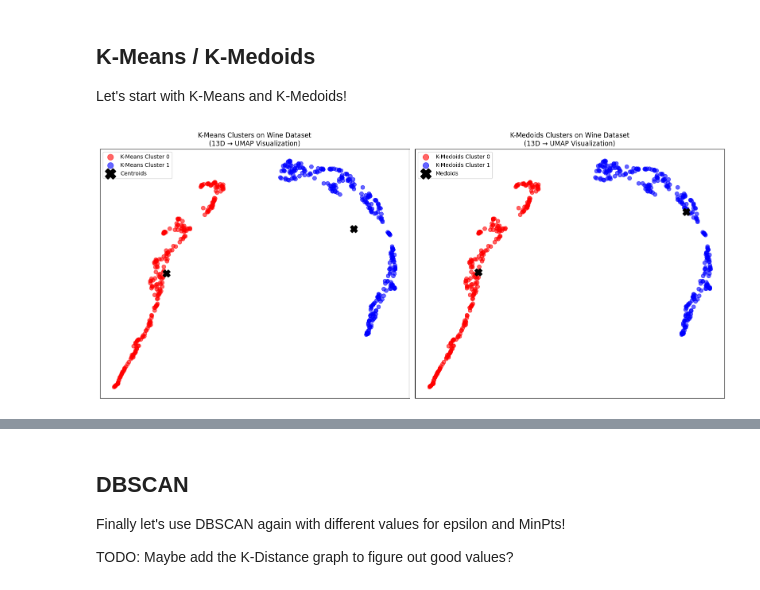
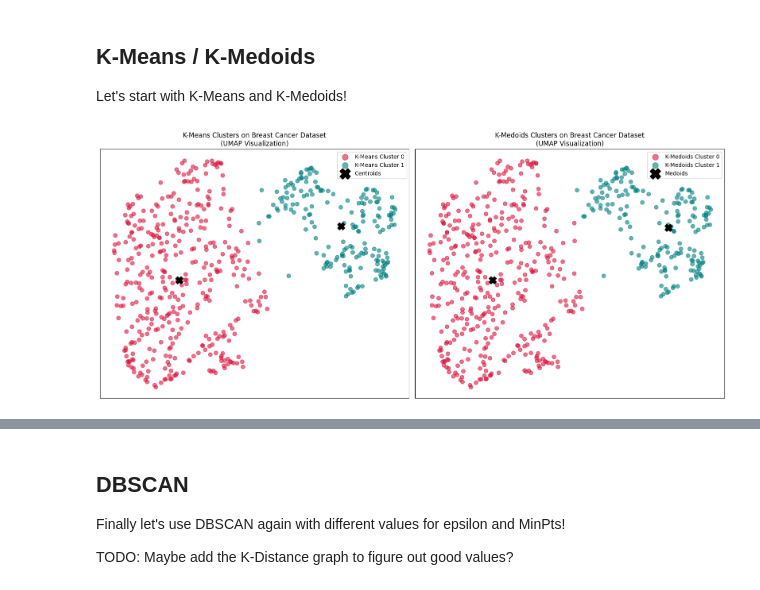
Before and after one commit to Jamoser123/PNR_Advanced_DataScience, a Jupyter notebook: 3_Clustering/HandsOn_Clustering.ipynb, the cells around one changed output, grey strips where cells are left out. Cells and saved outputs as stored; diff of their text form; code cells hidden in the pictures.

```diff
--- a/3_Clustering/HandsOn_Clustering.ipynb
+++ b/3_Clustering/HandsOn_Clustering.ipynb
@@ -532,12 +501,6 @@ Let's see how hierarchical clustering reveals the structure in our wine dataset!
 
 Now let's apply Ward's method to our wine dataset and learn how to read dendrograms!
 # %%
-
-
-# Use standardized data for hierarchical clustering
-scaler = StandardScaler()
-X_scaled = scaler.fit_transform(X)
-
 # Create linkage matrix using Ward's method
 linkage_matrix = linkage(X_umap, method='ward')
 
@@ -547,6 +510,7 @@ fig, axes = plt.subplots(2, 3, figsize=(18, 12))
 # Top row: Three dendrograms with different cluster cuts
 n_clusters_list = [2, 3, 4]
 colors_cuts = ['red', 'blue', 'green']
+cluster_colors = ['red', 'blue', 'green', 'orange']
 
 for i, n_clusters in enumerate(n_clusters_list):
     ax = axes[0, i]
@@ -559,12 +523,12 @@ for i, n_clusters in enumerate(n_clusters_list):
 
     # Create dendrogram
     dend = dendrogram(linkage_matrix,
-                     #truncate_mode='level',
                      p=10,
                      leaf_rotation=90,
                      leaf_font_size=8,
                      show_leaf_counts=False,
                      color_threshold=threshold,
+                     link_color_func=lambda k: cluster_colors[k],
                      ax=ax)
 
     ax.set_title(f'Dendrogram: {n_clusters} Clusters', fontsize=12, fontweight='bold')
@@ -576,8 +540,6 @@ for i, n_clusters in enumerate(n_clusters_list):
     ax.set_xticks([])
 
 # Bottom row: Cluster visualizations for 2, 3, 4 clusters
-cluster_colors = ['red', 'blue', 'green', 'orange']
-
 for i, n_clusters in enumerate([2, 3, 4]):
     ax = axes[1, i]
 
@@ -1137,17 +1095,18 @@ For illustration purposes we go back to the **Breast Cancer Wisconsin (Diagnosti
 
 We'll use **unsupervised clustering** to discover the natural groups of malignant and benign tumors.
 # %%
-
-
 # Load dataset
 data = load_breast_cancer()
-X, y = normalize(data['data']), data['target']
+X, y = data['data'], data['target']
 feature_names = data['feature_names']
 outcome_names = data['target_names']
 
 # Convert to DataFrame for convenience
 df = pd.DataFrame(X, columns=feature_names)
 df['outcome'] = y
+
+scaler = StandardScaler()
+X = scaler.fit_transform(X)
 # %%
 df.head()
 # %% [output]
@@ -1163,9 +1122,11 @@ df.head()
 umap_reducer = UMAP(n_components=2, random_state=42)
 X_umap = umap_reducer.fit_transform(X)
 
+colors = ['crimson', 'teal']
+
 # Plot
 plt.figure(figsize=(8, 6))
-for label, name, color in zip([0, 1], outcome_names, ['crimson', 'teal']):
+for label, name, color in zip([0, 1], outcome_names, colors):
     plt.scatter(X_umap[y == label, 0],
                 X_umap[y == label, 1],
                 alpha=0.6,
@@ -1188,13 +1149,9 @@ plt.show()
 
 Let's start with K-Means and K-Medoids!
 # %%
-# K-Means clustering on original high-dimensional data (13 features)
+# K-Means clustering on Umap reduced data
 kmeans = KMeans(n_clusters=2, random_state=0)
-kmeans.fit(X_umap)  # Cluster on original 13D data
-
-# Prepare colors for 3 clusters/classes
-colors = ['red', 'blue']
-wine_class_names = ['Class 0', 'Class 1']
+kmeans.fit(X_umap)
 
 fig, axs = plt.subplots(1, 2, figsize=(16, 7))
 
@@ -1204,40 +1161,40 @@ for i in range(2):
     axs[0].scatter(X_umap[idx, 0], X_umap[idx, 1], s=50, alpha=0.6,
                    color=colors[i], label=f"K-Means Cluster {i}")
 
-# Plot cluster centroids projected to UMAP space
-centroids_umap = kmeans.cluster_centers_ #umap.transform(kmeans.cluster_centers_)
+# Plot cluster centroids
+centroids_umap = kmeans.cluster_centers_ #umap.transform(kmeans.cluster_centers_) # TODO remove this once decided if we continue with UMAP or not
 axs[0].scatter(centroids_umap[:, 0], centroids_umap[:, 1],
                c='black', marker='X', s=150, linewidth=2, label='Centroids')
 
-axs[0].set_title('K-Means Clusters on Wine Dataset\n(13D → UMAP Visualization)', fontsize=12)
+axs[0].set_title('K-Means Clusters on Breast Cancer Dataset\n(UMAP Visualization)', fontsize=12)
 axs[0].legend(markerscale=1.5)
 
-# K-Medoids clustering on original high-dimensional data (13 chemical features)
+# K-Medoids clustering
 kmed = kmedoids.KMedoids(n_clusters=2, random_state=42)
 euclidean_dist = pairwise_distances(X_umap, metric='euclidean')
 
 kmed.fit(euclidean_dist)
 
 # --- K-Medoids subplot ---
 for i in range(2):
     idx = kmed.labels_ == i
     axs[1].scatter(X_umap[idx, 0], X_umap[idx, 1], s=50, alpha=0.6,
                    color=colors[i], label=f"K-Medoids Cluster {i}")
 
-# Plot medoids (actual wine samples that are cluster centers)
+# Plot medoids
 medoids_umap = X_umap[kmed.medoid_indices_]
 axs[1].scatter(medoids_umap[:, 0], medoids_umap[:, 1],
                c='black', marker='X', s=150, linewidth=2, label='Medoids')
 
-axs[1].set_title('K-Medoids Clusters on Wine Dataset\n(13D → UMAP Visualization)', fontsize=12)
+axs[1].set_title('K-Medoids Clusters on Breast Cancer Dataset\n(UMAP Visualization)', fontsize=12)
 axs[1].legend(markerscale=1.5)
 
 for ax in axs:
     ax.set_xticks([])
     ax.set_yticks([])
     ax.grid(True, alpha=0.3)
 
 plt.tight_layout()
 plt.show()
 # %% [output]
-[figure, old version]
+[figure, new version]
```
Also changed, not shown: parts of 31 cells of this notebook.
